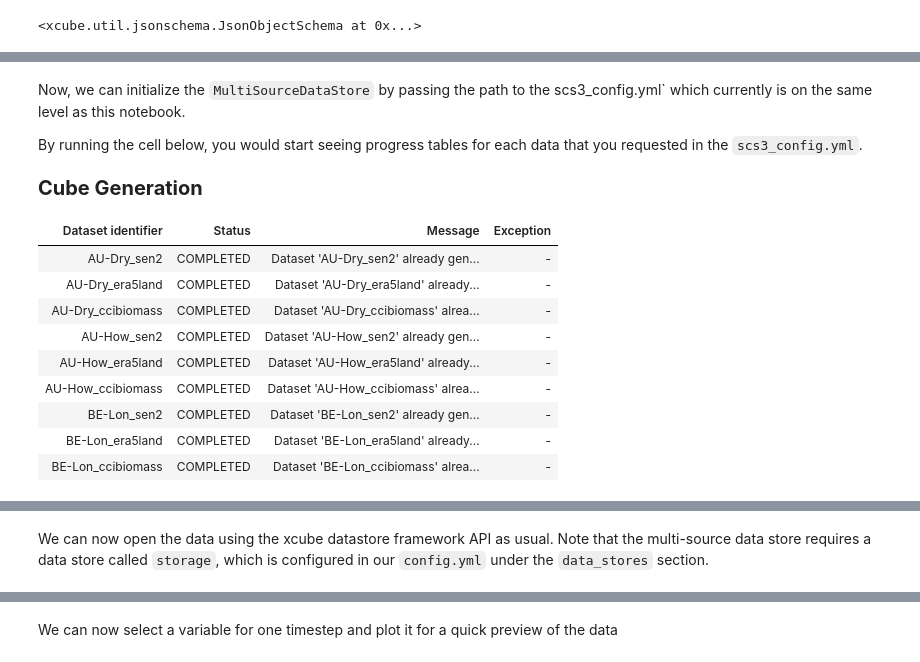
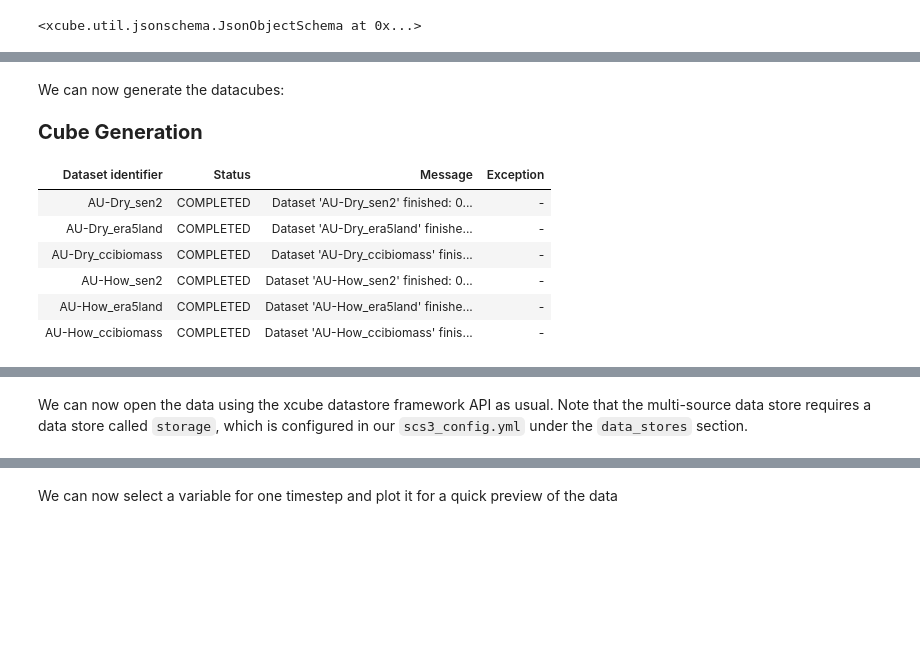
Before and after one commit to xcube-dev/xcube-multistore, a Jupyter notebook: examples/example3/scs3_xcube_multistore.ipynb, the cells around one changed output, grey strips where cells are left out. Cells and saved outputs as stored; diff of their text form; code cells hidden in the pictures; blank space fills up the shorter version.

Commit message:
all notebooks updated and small bug fixes

```diff
--- a/examples/example3/scs3_xcube_multistore.ipynb
+++ b/examples/example3/scs3_xcube_multistore.ipynb
@@ -190,18 +190,13 @@ Configuration
 # %% [markdown]
-Now, we can initialize the `MultiSourceDataStore` by passing the path to the scs3_config.yml` which currently is on the same level as this notebook.
-
-By running the cell below, you would start seeing progress tables for each data that you requested in the `scs3_config.yml`.
+We can now generate the datacubes:
 # %%
-msds = MultiSourceDataStore("scs3_config.yml")
+msds.generate()
 # %% [output]
 Cube Generation
 | Dataset identifier | Status | Message | Exception |
-| AU-Dry_sen2 | COMPLETED | Dataset 'AU-Dry_sen2' already gen... | - |
-| AU-Dry_era5land | COMPLETED | Dataset 'AU-Dry_era5land' already... | - |
-| AU-Dry_ccibiomass | COMPLETED | Dataset 'AU-Dry_ccibiomass' alrea... | - |
-| AU-How_sen2 | COMPLETED | Dataset 'AU-How_sen2' already gen... | - |
-| AU-How_era5land | COMPLETED | Dataset 'AU-How_era5land' already... | - |
-| AU-How_ccibiomass | COMPLETED | Dataset 'AU-How_ccibiomass' alrea... | - |
-| BE-Lon_sen2 | COMPLETED | Dataset 'BE-Lon_sen2' already gen... | - |
-| BE-Lon_era5land | COMPLETED | Dataset 'BE-Lon_era5land' already... | - |
-| BE-Lon_ccibiomass | COMPLETED | Dataset 'BE-Lon_ccibiomass' alrea... | - |
+| AU-Dry_sen2 | COMPLETED | Dataset 'AU-Dry_sen2' finished: 0... | - |
+| AU-Dry_era5land | COMPLETED | Dataset 'AU-Dry_era5land' finishe... | - |
+| AU-Dry_ccibiomass | COMPLETED | Dataset 'AU-Dry_ccibiomass' finis... | - |
+| AU-How_sen2 | COMPLETED | Dataset 'AU-How_sen2' finished: 0... | - |
+| AU-How_era5land | COMPLETED | Dataset 'AU-How_era5land' finishe... | - |
+| AU-How_ccibiomass | COMPLETED | Dataset 'AU-How_ccibiomass' finis... | - |
@@ -208,5 +239,5 @@ Cube Generation
 # %% [markdown]
-We can now open the data using the xcube datastore framework API as usual. Note that the multi-source data store requires a data store called `storage`, which is configured in our `config.yml` under the `data_stores` section.
+We can now open the data using the xcube datastore framework API as usual. Note that the multi-source data store requires a data store called `storage`, which is configured in our `scs3_config.yml` under the `data_stores` section.
 # %%
 ds = msds.stores.storage.open_data("AU-Dry_sen2.zarr")
 ds
```
Also changed, not shown: parts of 22 cells of this notebook, 9 other files.
